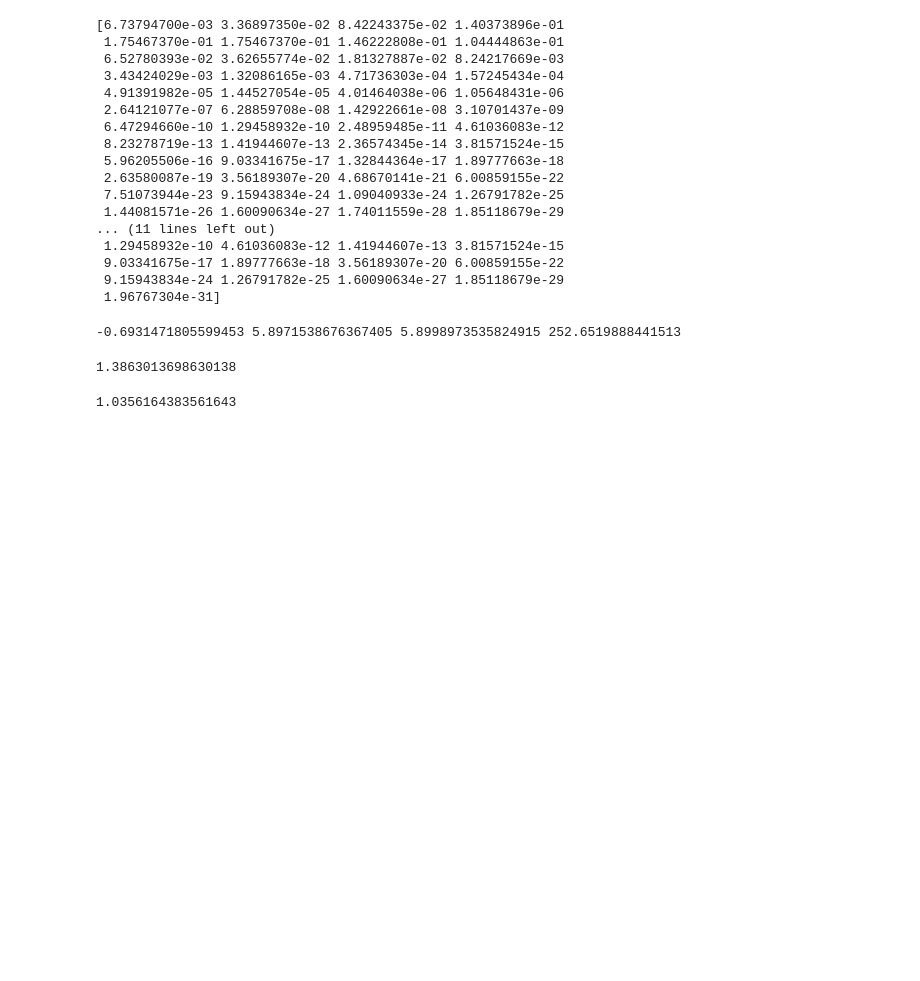
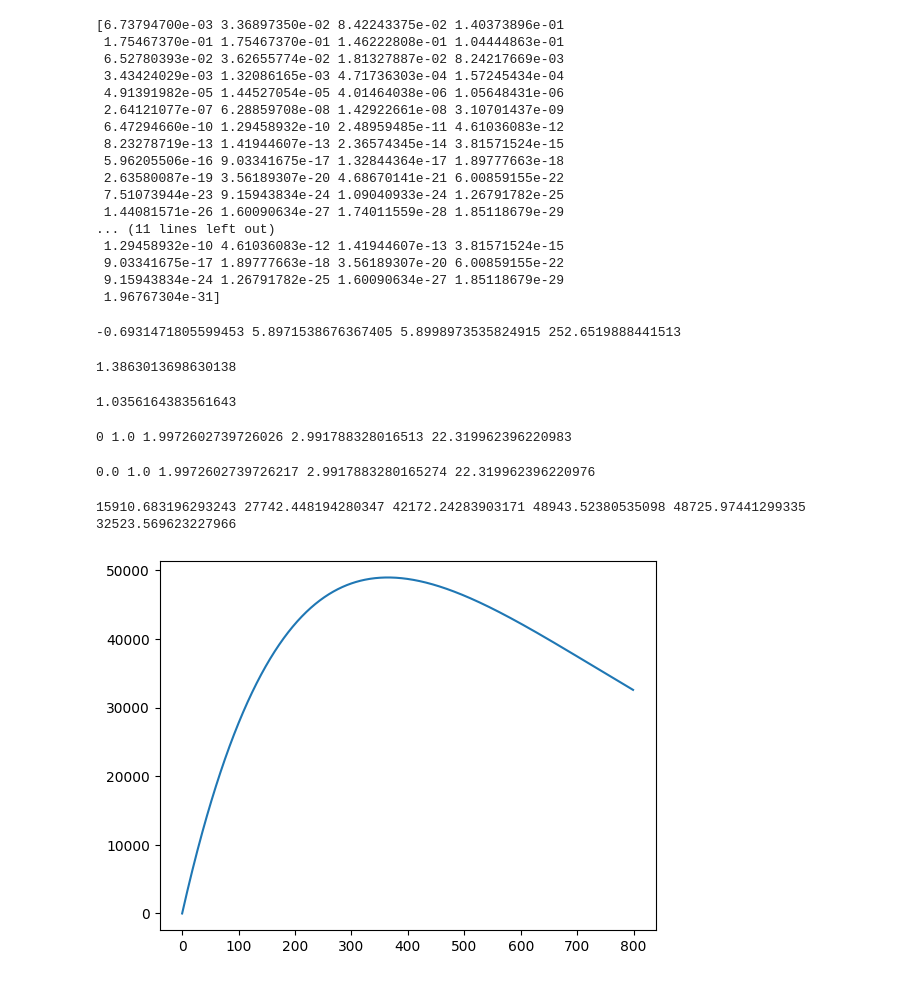
Before and after one commit to GilgameshxZero/utulek, a Jupyter notebook: experiments/mosteller-fifty-challenging-problems-in-probability.ipynb, the cells around one changed output. Drawn from its saved outputs; the diff is of its cells as text; code cells hidden in the pictures; blank space fills up the shorter version.

```diff
--- a/experiments/mosteller-fifty-challenging-problems-in-probability.ipynb
+++ b/experiments/mosteller-fifty-challenging-problems-in-probability.ipynb
@@ -118,3 +118,40 @@ print(22 * 23 / 365)
 print(28*27/(365*2))
 # %% [output]
 1.0356164383561643
+# %%
+def b(w):
+    N = 365
+    if w == 0:
+        return 0
+    return 1 + (1 - 1 / N) * b(w - 1)
+
+print(b(0), b(1), b(2), b(3), b(23))
+# %% [output]
+0 1.0 1.9972602739726026 2.991788328016513 22.319962396220983
+# %%
+def b(w):
+    N = 365
+    C = 1 - 1 / N
+    return (1 - pow(C, w)) / (1 - C)
+
+print(b(0), b(1), b(2), b(3), b(23))
+# %% [output]
+0.0 1.0 1.9972602739726217 2.9917883280165274 22.319962396220976
+# %%
+def f(w):
+    return w * (365 - b(w))
+
+print(f(50), f(100), f(200), f(365), f(400), f(800))
+# %% [output]
+15910.683196293243 27742.448194280347 42172.24283903171 48943.52380535098 48725.97441299335 32523.569623227966
+# %%
+import scipy
+import numpy as np
+import matplotlib.pyplot as plt
+
+X = np.arange(0, 800)
+Y = [f(i) for i in X]
+plt.plot(X, Y)
+plt.show()
+# %% [output]
+[figure, added]
```
Also changed, not shown: parts of 10 cells of this notebook.
